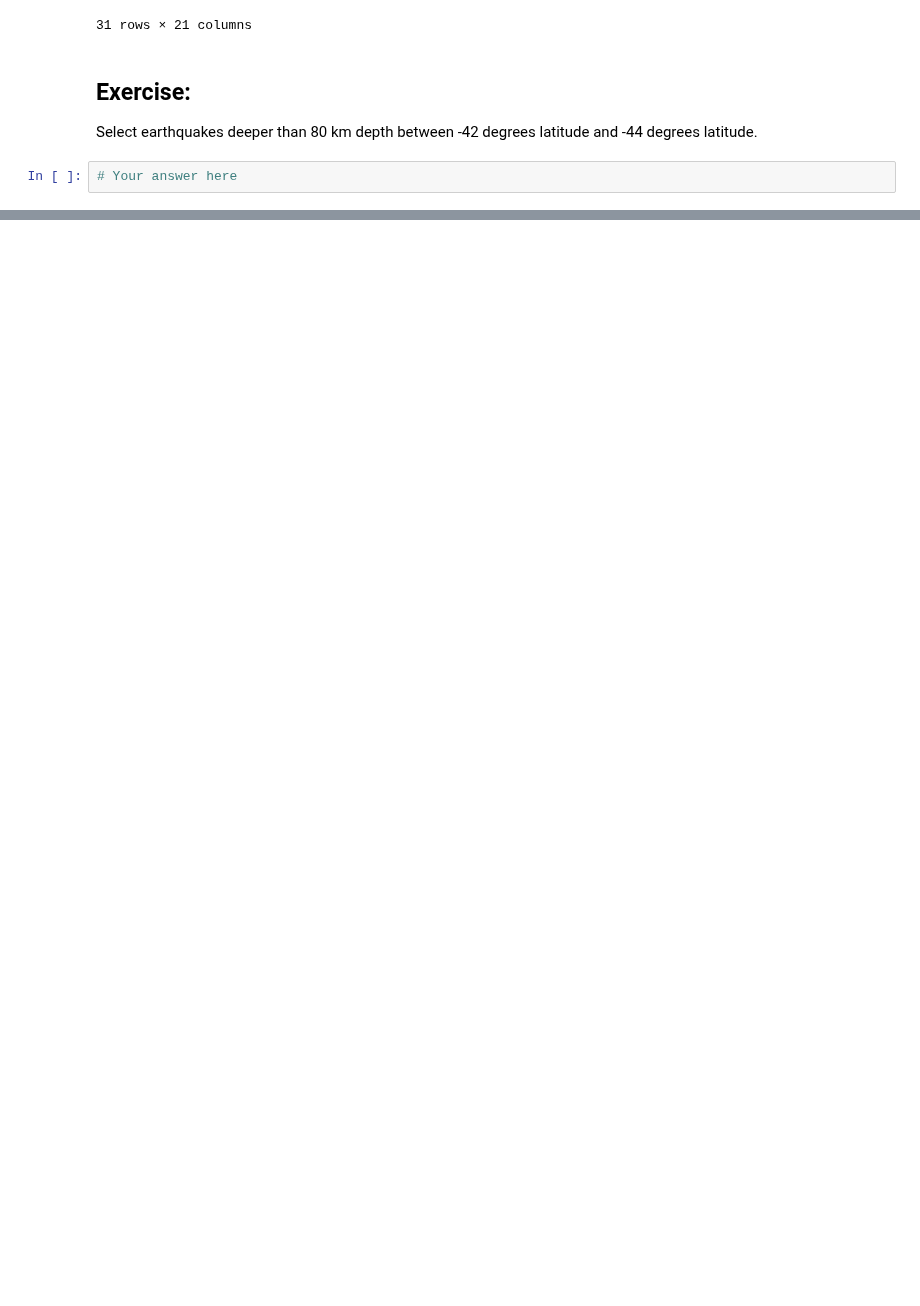
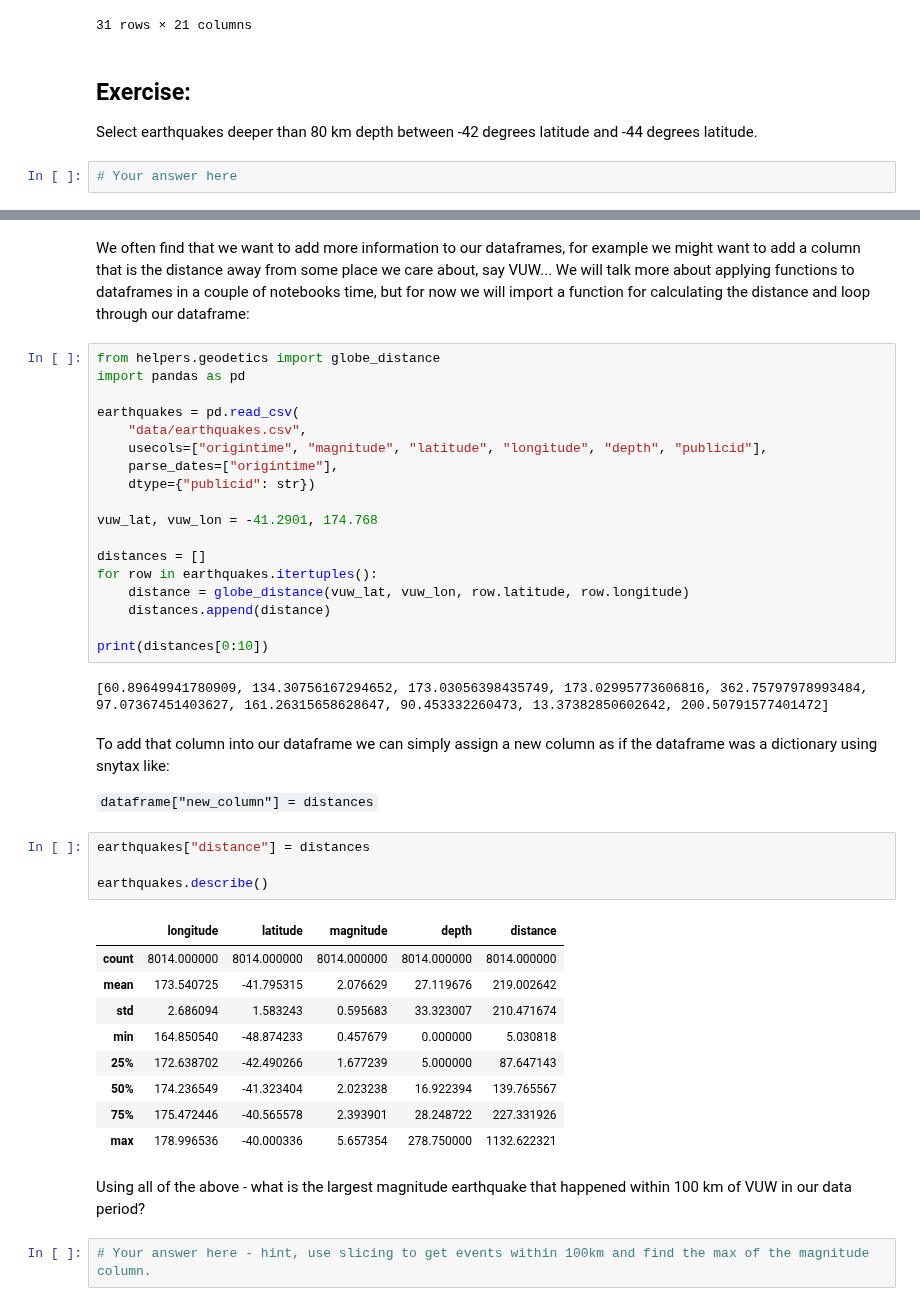
Before and after one commit to calum-chamberlain/ESCI451-Python, a Jupyter notebook: ESCI451_Module_2B.ipynb, the cells around one changed output, grey strips where cells are left out. Saved outputs shown, nothing was run; the diff lists cells and outputs as text; blank space fills up the shorter version.

Commit message:
Add more on slicing and df manipulation

```diff
--- a/ESCI451_Module_2B.ipynb
+++ b/ESCI451_Module_2B.ipynb
@@ -508,0 +571,44 @@ Select earthquakes deeper than 80 km depth between -42 degrees latitude and -44
+# %% [markdown]
+We often find that we want to add more information to our dataframes, for example we might want to add a column that is the distance away from some place we care about, say VUW... We will talk more about applying functions to dataframes in a couple of notebooks time, but for now we will import a function for calculating the distance and loop through our dataframe:
+# %%
+from helpers.geodetics import globe_distance
+import pandas as pd
+
+earthquakes = pd.read_csv(
+    "data/earthquakes.csv",
+    usecols=["origintime", "magnitude", "latitude", "longitude", "depth", "publicid"],
+    parse_dates=["origintime"],
+    dtype={"publicid": str})
+
+vuw_lat, vuw_lon = -41.2901, 174.768
+
+distances = []
+for row in earthquakes.itertuples():
+    distance = globe_distance(vuw_lat, vuw_lon, row.latitude, row.longitude)
+    distances.append(distance)
+
+print(distances[0:10])
+# %% [output]
+[60.89649941780909, 134.30756167294652, 173.03056398435749, 173.02995773606816, 362.75797978993484, 97.07367451403627, 161.26315658628647, 90.453332260473, 13.37382850602642, 200.50791577401472]
+# %% [markdown]
+To add that column into our dataframe we can simply assign a new column as if the dataframe was a dictionary using snytax like:
+
+`dataframe["new_column"] = distances`
+# %%
+earthquakes["distance"] = distances
+
+earthquakes.describe()
+# %% [output]
+|  | longitude | latitude | magnitude | depth | distance |
+| count | 8014.000000 | 8014.000000 | 8014.000000 | 8014.000000 | 8014.000000 |
+| mean | 173.540725 | -41.795315 | 2.076629 | 27.119676 | 219.002642 |
+| std | 2.686094 | 1.583243 | 0.595683 | 33.323007 | 210.471674 |
+| min | 164.850540 | -48.874233 | 0.457679 | 0.000000 | 5.030818 |
+| 25% | 172.638702 | -42.490266 | 1.677239 | 5.000000 | 87.647143 |
+| 50% | 174.236549 | -41.323404 | 2.023238 | 16.922394 | 139.765567 |
+| 75% | 175.472446 | -40.565578 | 2.393901 | 28.248722 | 227.331926 |
+| max | 178.996536 | -40.000336 | 5.657354 | 278.750000 | 1132.622321 |
+# %% [markdown]
+Using all of the above - what is the largest magnitude earthquake that happened within 100 km of VUW in our data period?
+# %%
+# Your answer here - hint, use slicing to get events within 100km and find the max of the magnitude column.
```
Also changed, not shown: parts of 6 cells of this notebook, 1 other file.
